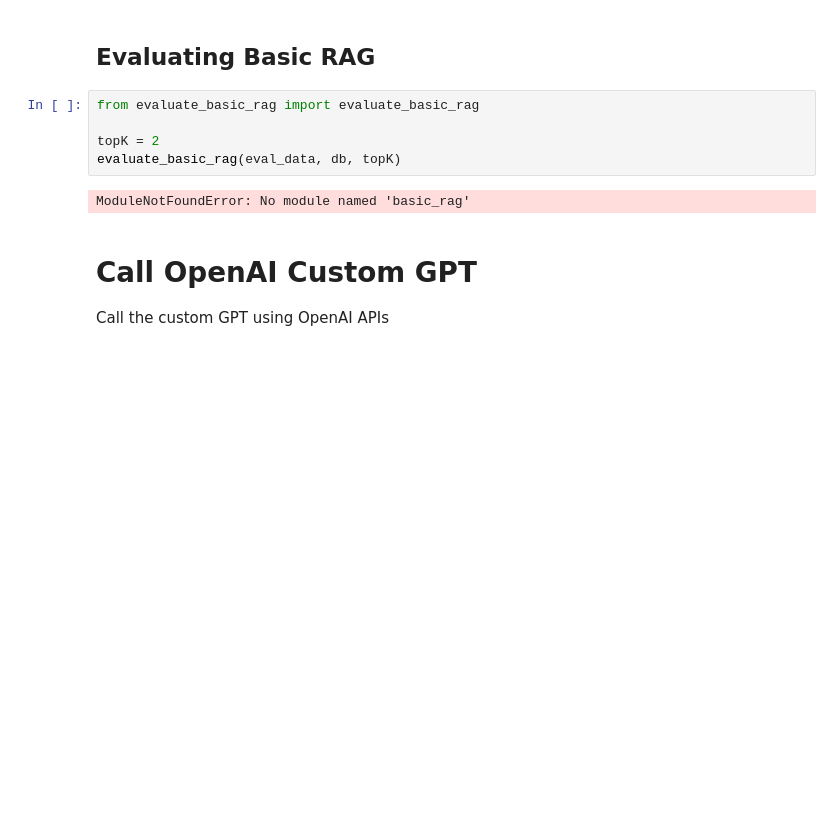
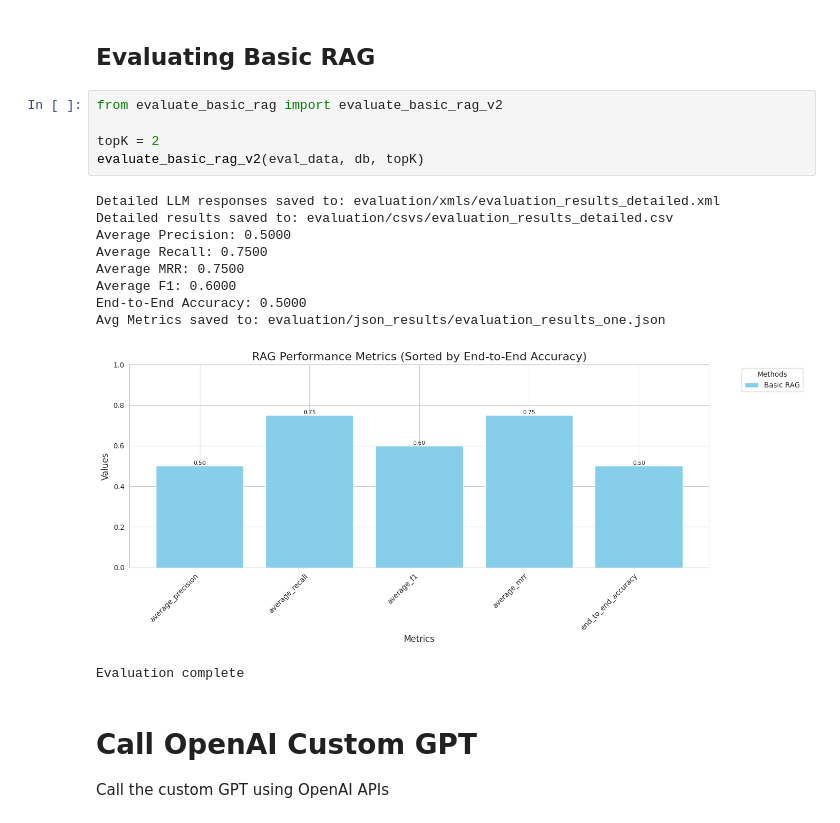
Before and after one commit to abhishekprateek/anthropic-cookbook-abhip, a Jupyter notebook: DeclarativeAgents/DevBoxPOC/dev_box_guide.ipynb, the cells around one changed output. Drawn from its saved outputs; the diff is of its cells as text; blank space fills up the shorter version.

Commit message:
combine eval of chunk retrieval and e2e answer

```diff
--- a/DeclarativeAgents/DevBoxPOC/dev_box_guide.ipynb
+++ b/DeclarativeAgents/DevBoxPOC/dev_box_guide.ipynb
@@ -56,12 +56,21 @@ Loading vector database from disk.
 # %% [markdown]
 ## Evaluating Basic RAG
 # %%
-from evaluate_basic_rag import evaluate_basic_rag
+from evaluate_basic_rag import evaluate_basic_rag_v2
 
 topK = 2
-evaluate_basic_rag(eval_data, db, topK)
+evaluate_basic_rag_v2(eval_data, db, topK)
 # %% [output]
-ModuleNotFoundError: No module named 'basic_rag'
+Detailed LLM responses saved to: evaluation/xmls/evaluation_results_detailed.xml
+Detailed results saved to: evaluation/csvs/evaluation_results_detailed.csv
+Average Precision: 0.5000
+Average Recall: 0.7500
+Average MRR: 0.7500
+Average F1: 0.6000
+End-to-End Accuracy: 0.5000
+Avg Metrics saved to: evaluation/json_results/evaluation_results_one.json
+[figure, added]
+Evaluation complete
 # %% [markdown]
 # Call OpenAI Custom GPT
 
```
Also changed, not shown: parts of 1 cell of this notebook, 5 other files.
